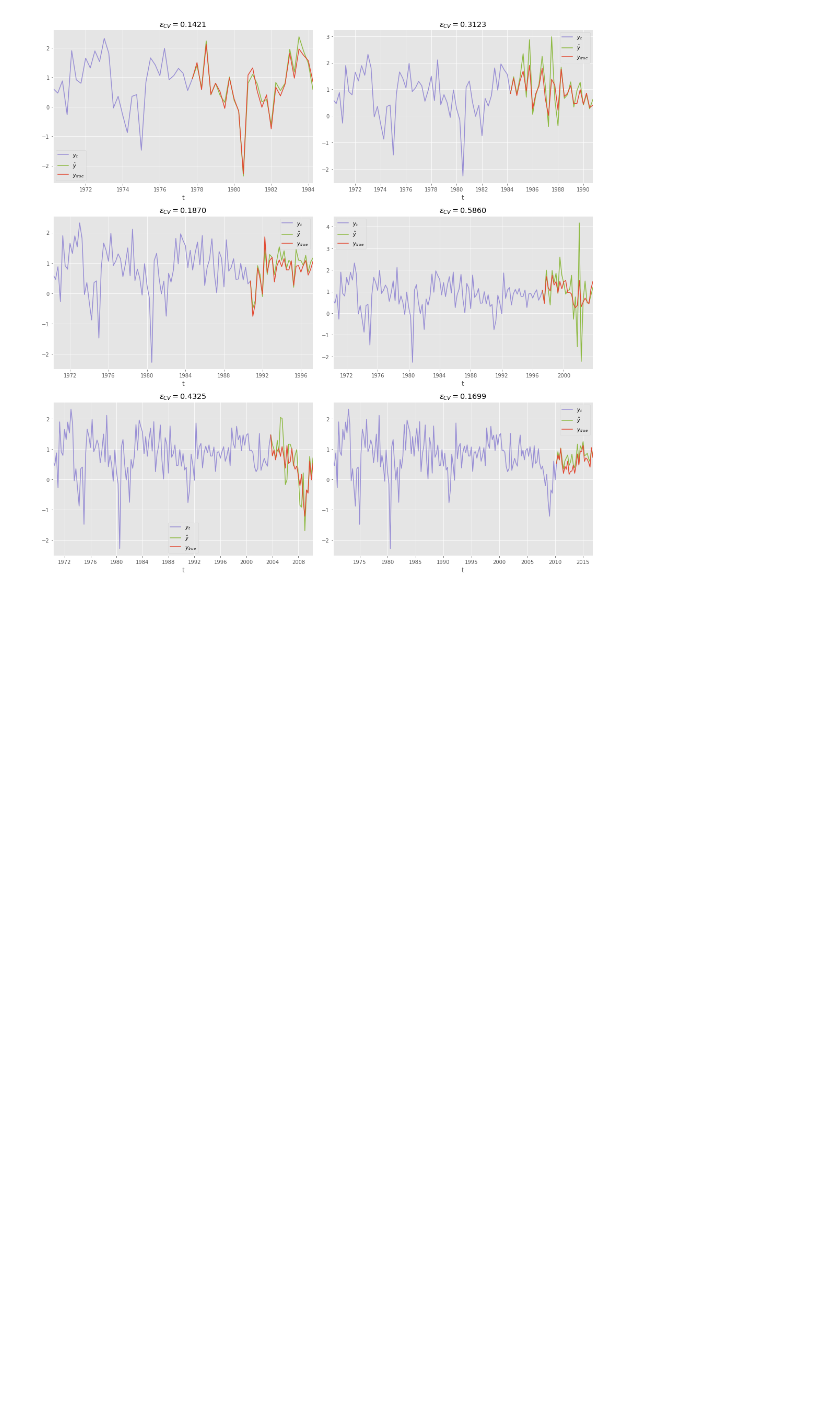
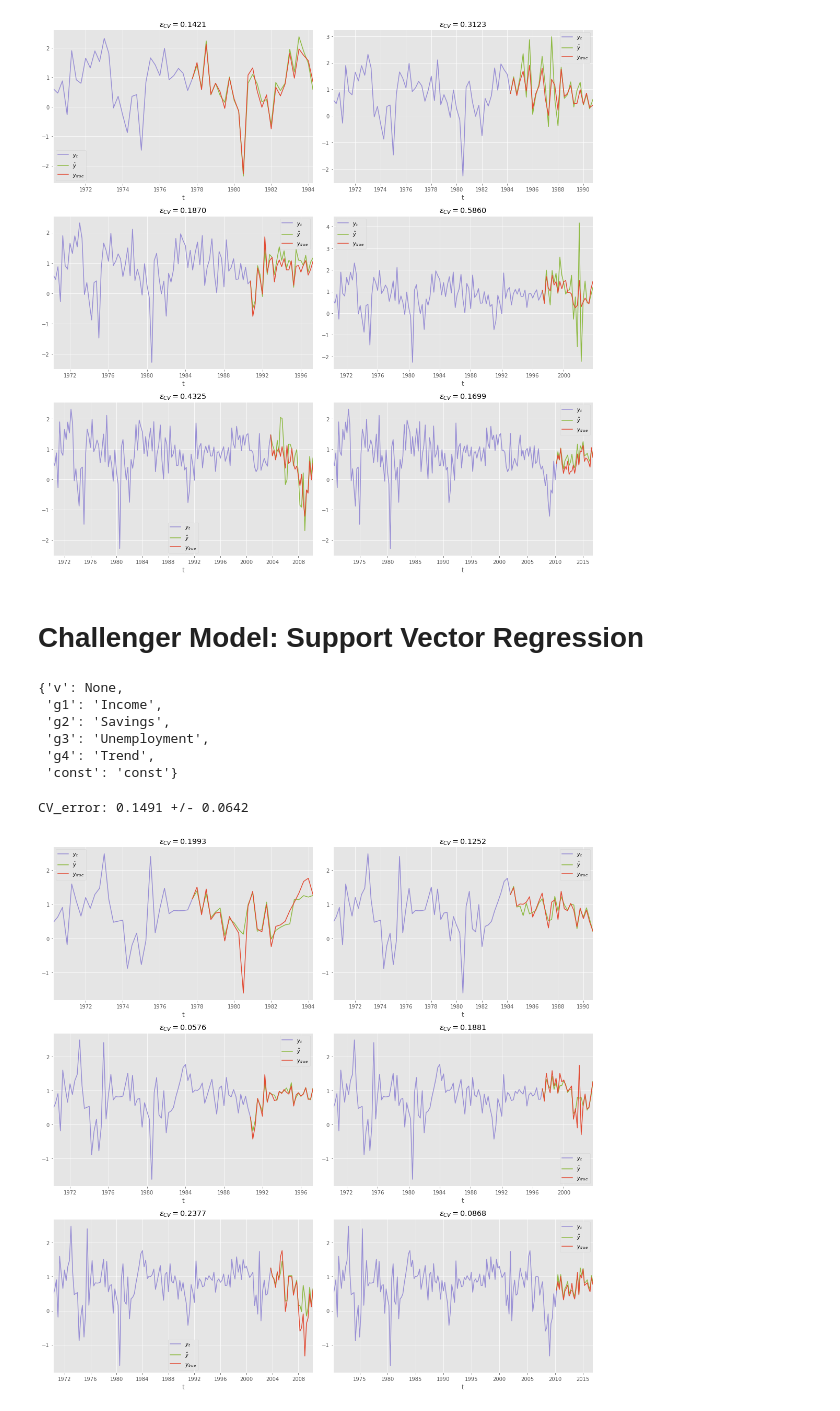
Before and after one commit to a4shubert/statslib, a Jupyter notebook: jupyter/Time Series Linear Model.ipynb, the cells around one changed output. Cells and saved outputs as stored; diff of their text form; code cells hidden in the pictures; blank space fills up the shorter version.

Commit message:
updated for sklearn model calibrator

```diff
--- a/jupyter/Time Series Linear Model.ipynb
+++ b/jupyter/Time Series Linear Model.ipynb
@@ -535,3 +532,5 @@ cv_m, cv_std = cv.run()
 # %% [output]
 CV_error: 0.3050 +/- 0.1602
 [figure]
+# %% [markdown]
+ # Challenger Model: Support Vector Regression
@@ -537,0 +539,25 @@ CV_error: 0.3050 +/- 0.1602
+# %%
+DM.names
+# %% [output]
+{'v': None,
+ 'g1': 'Income',
+ 'g2': 'Savings',
+ 'g3': 'Unemployment',
+ 'g4': 'Trend',
+ 'const': 'const'}
+# %%
+X_specified = X[list(map(DM.names.get, ['g1', 'g3', 'g4']))]
+# %%
+f = stb.transforms.standardize()
+g = stb.transforms.standardize()
+gs = [g]*(X_specified.shape[1])
+DM = stb.DesignMatrix(y=y, X=X_specified, f=f, gs=gs, add_const=True)
+# %%
+gc = stb.GeneralCalibrator(SVR, dict(C=1.0, epsilon=0.2))
+
+gm = stb.GeneralModel(gc, DM)
+cv = stb.CrossValidation(gm, splits, metric)
+cv_m, cv_std = cv.run()
+# %% [output]
+CV_error: 0.1491 +/- 0.0642
+[figure, added]
```
Also changed, not shown: parts of 6 cells of this notebook, 2 other files.
